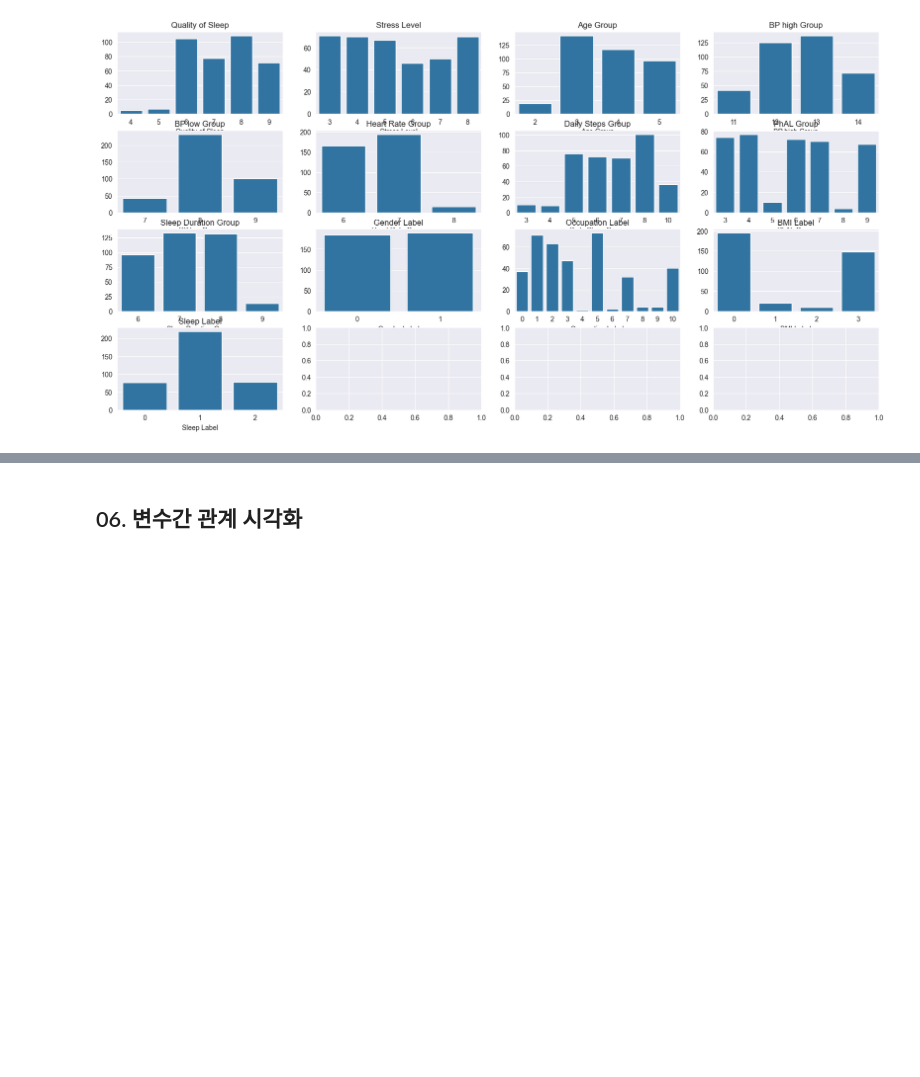
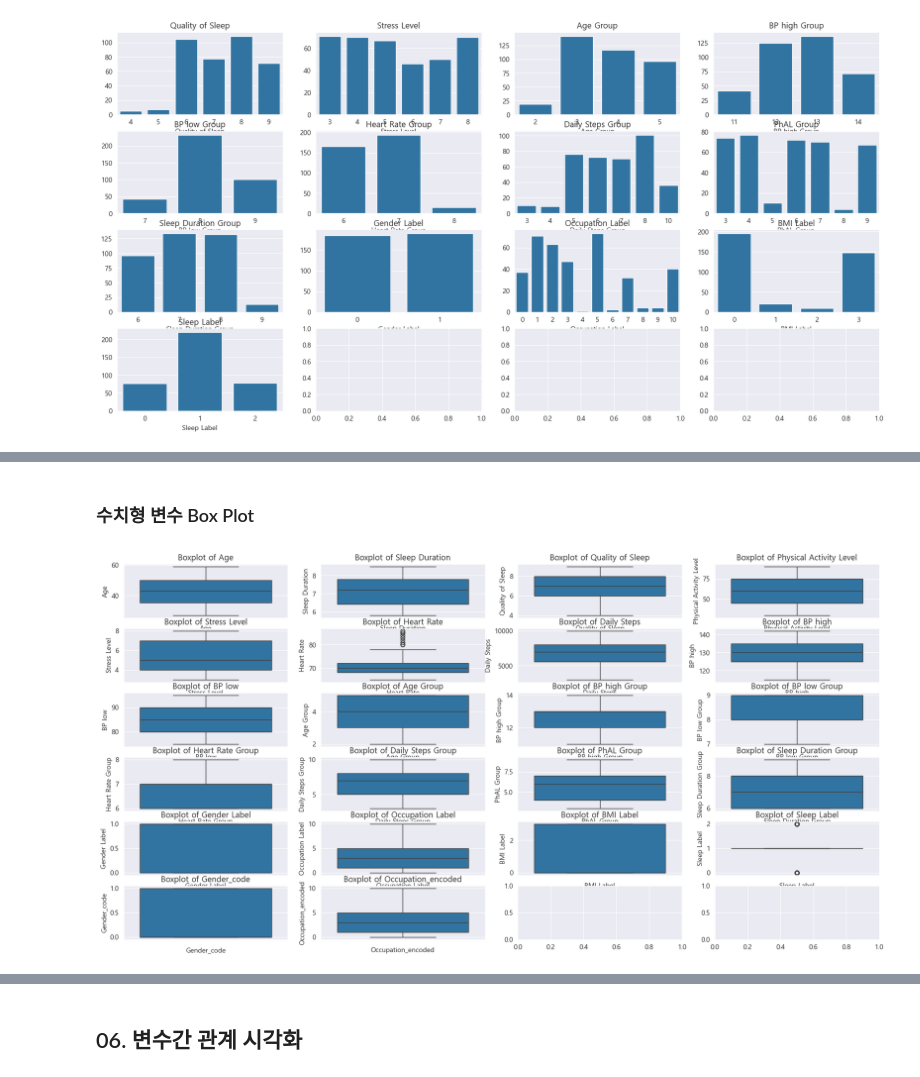
Before and after one commit to ParkVitna/SKN14-EDA-1Team, a Jupyter notebook: integration/EDA.ipynb, the cells around one changed output, grey strips where cells are left out. Saved outputs shown, nothing was run; the diff lists cells and outputs as text; code cells hidden in the pictures; blank space fills up the shorter version.

```diff
--- a/integration/EDA.ipynb
+++ b/integration/EDA.ipynb
@@ -215,0 +232,24 @@ plt.show()
+# %% [markdown]
+### 수치형 변수 Box Plot
+# %%
+# 수치형 데이터 분리
+num_cols = df.select_dtypes(include='number') # 22개
+
+fig, axes = plt.subplots(6, 4, figsize=(20, 10))  # 4개씩 2줄
+axes = axes.flatten()
+
+for i, col in enumerate(num_cols):
+    sns.boxplot(
+        y=df[col],
+        ax=axes[i]
+    )
+    axes[i].set_title(f"Boxplot of {col}")
+    axes[i].set_xlabel(col)
+
+# 사용하지 않는 subplot 제거
+for j in range(len(num_cols), len(axes)):
+    fig.delaxes(axes[j])
+
+plt.show()
+# %% [output]
+[figure, added]
```
Also changed, not shown: parts of 18 cells of this notebook.
